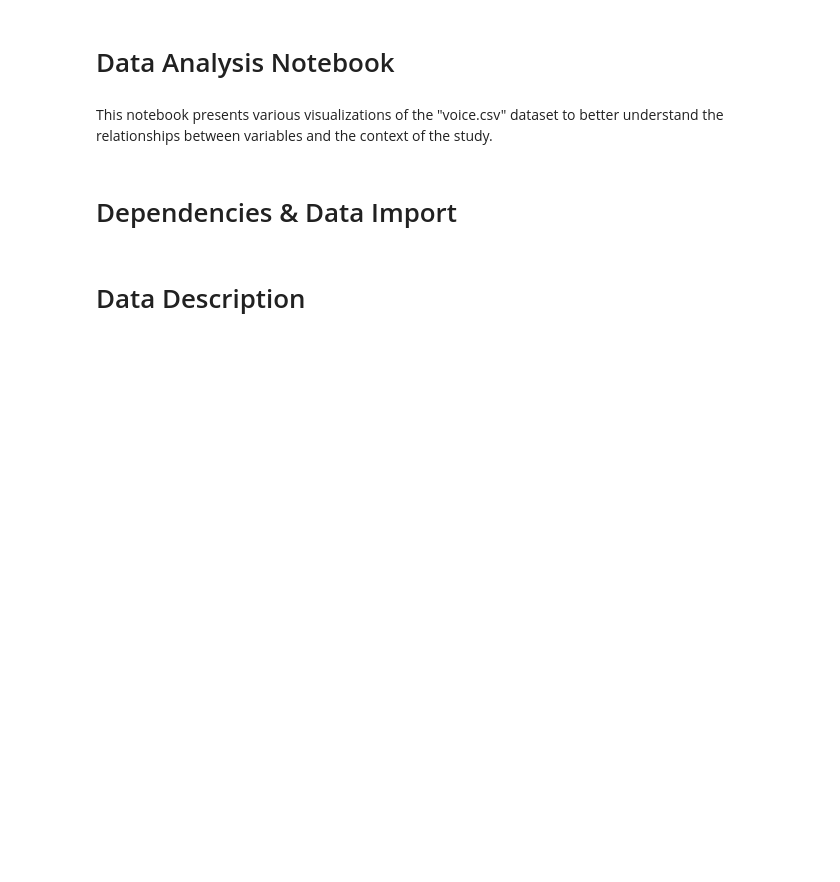
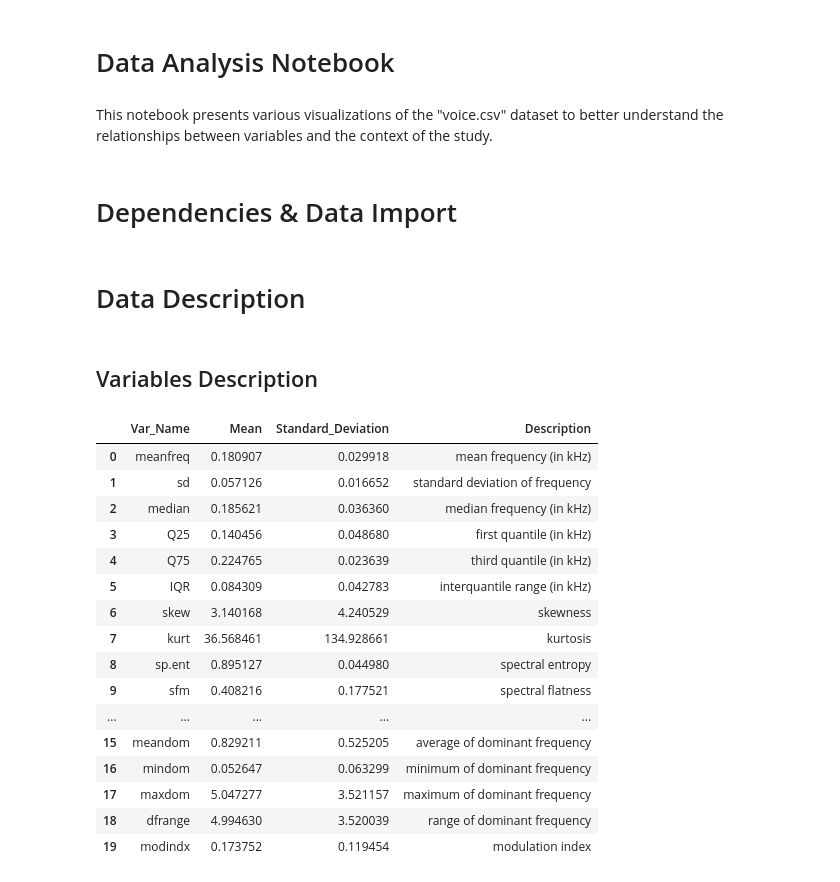
Before and after one commit to antoinerougier/AML, a Jupyter notebook: src/notebook/data_analysis.ipynb, the cells around one changed output. Cells and saved outputs as stored; diff of their text form; code cells hidden in the pictures; blank space fills up the shorter version.

```diff
--- a/src/notebook/data_analysis.ipynb
+++ b/src/notebook/data_analysis.ipynb
@@ -15,3 +15,34 @@ data = pd.read_csv(file_path)
 data['label'] = data['label'].map({'male': 1, 'female': 0})
 # %% [markdown]
 # Data Description
+# %% [markdown]
+## Variables Description
+# %%
+features = data.drop(columns=['label'])
+
+stats_df = pd.DataFrame({
+    'Var_Name': features.columns,
+    'Mean': features.mean(),
+    'Standard_Deviation': features.std()
+}).reset_index(drop=True)
+
+stats_df['Description'] = ["mean frequency (in kHz)", "standard deviation of frequency", "median frequency (in kHz)", "first quantile (in kHz)", "third quantile (in kHz)", "interquantile range (in kHz)", "skewness", "kurtosis", "spectral entropy", "spectral flatness", "mode frequency", "frequency centroid", "average of fundamental frequency", "minimum fundamental frequency", "maximum fundamental frequency", "average of dominant frequency", "minimum of dominant frequency", "maximum of dominant frequency", "range of dominant frequency","modulation index" ]
+stats_df
+# %% [output]
+|  | Var_Name | Mean | Standard_Deviation | Description |
+| 0 | meanfreq | 0.180907 | 0.029918 | mean frequency (in kHz) |
+| 1 | sd | 0.057126 | 0.016652 | standard deviation of frequency |
+| 2 | median | 0.185621 | 0.036360 | median frequency (in kHz) |
+| 3 | Q25 | 0.140456 | 0.048680 | first quantile (in kHz) |
+| 4 | Q75 | 0.224765 | 0.023639 | third quantile (in kHz) |
+| 5 | IQR | 0.084309 | 0.042783 | interquantile range (in kHz) |
+| 6 | skew | 3.140168 | 4.240529 | skewness |
+| 7 | kurt | 36.568461 | 134.928661 | kurtosis |
+| 8 | sp.ent | 0.895127 | 0.044980 | spectral entropy |
+| 9 | sfm | 0.408216 | 0.177521 | spectral flatness |
+| ... | ... | ... | ... | ... |
+| 15 | meandom | 0.829211 | 0.525205 | average of dominant frequency |
+| 16 | mindom | 0.052647 | 0.063299 | minimum of dominant frequency |
+| 17 | maxdom | 5.047277 | 3.521157 | maximum of dominant frequency |
+| 18 | dfrange | 4.994630 | 3.520039 | range of dominant frequency |
+| 19 | modindx | 0.173752 | 0.119454 | modulation index |
```
Also changed, not shown: parts of 3 cells of this notebook.
